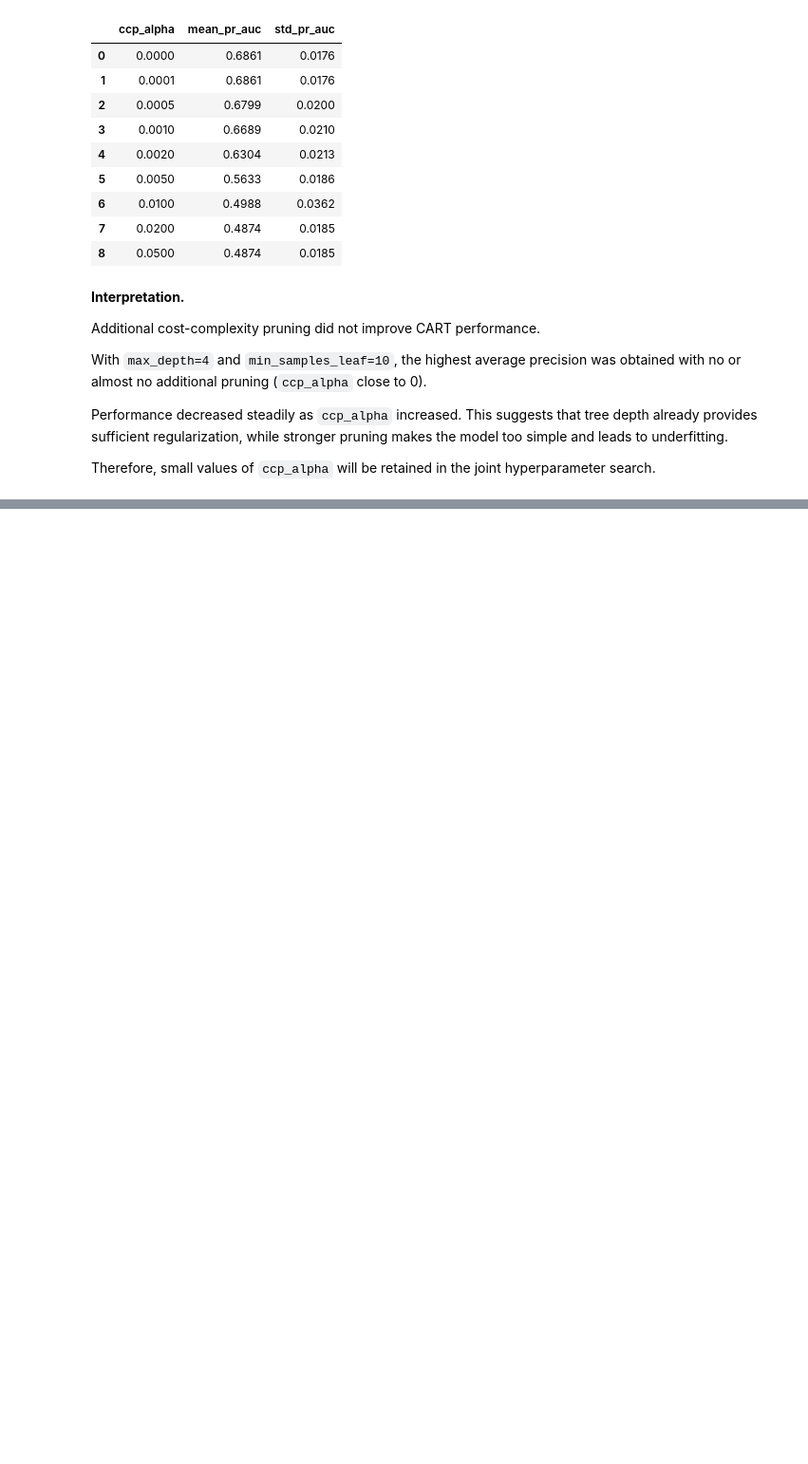
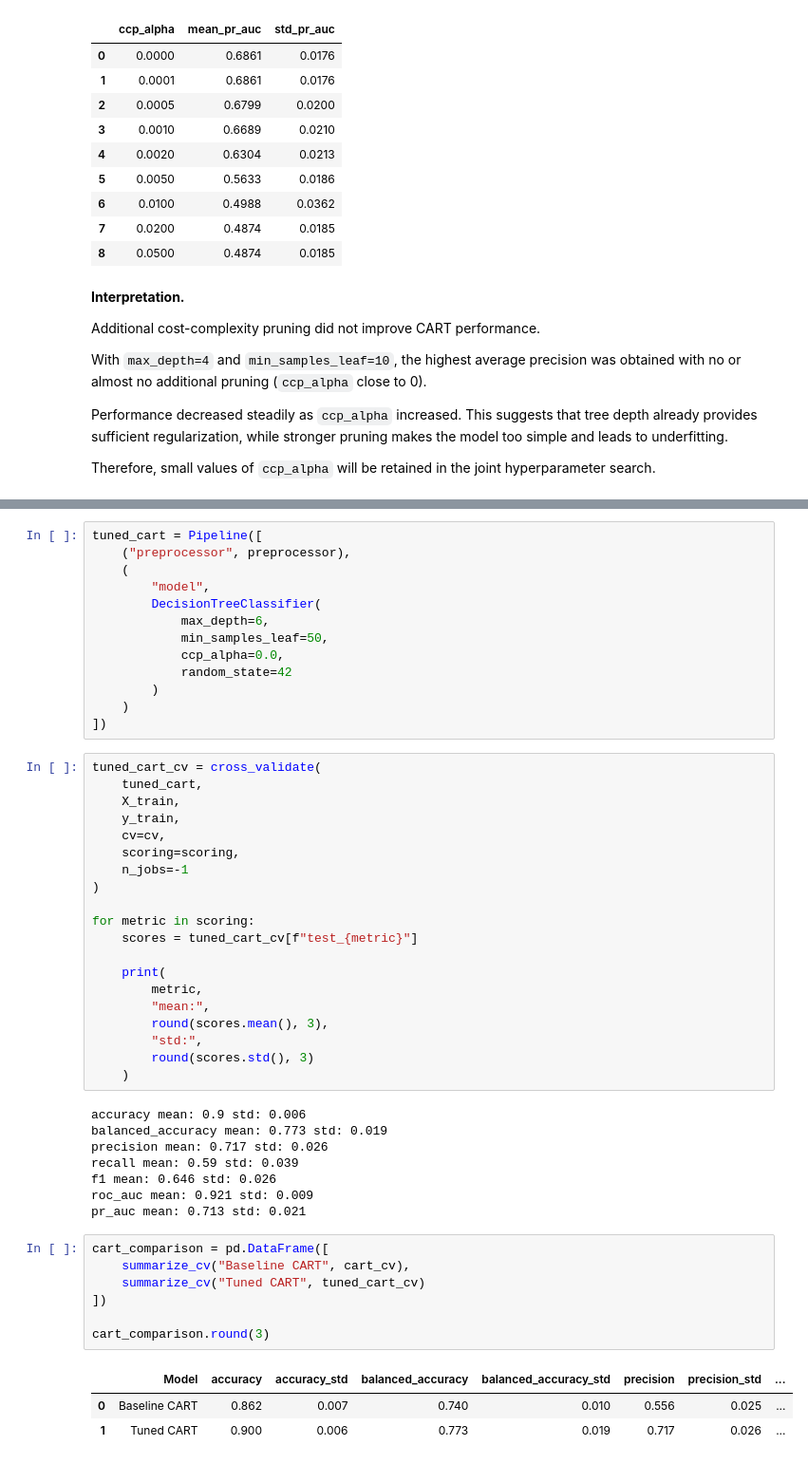
Before and after one commit to EmilB04/Machine-Learning, a Jupyter notebook: project1/notebooks/analysis.ipynb, the cells around one changed output, grey strips where cells are left out. Shown at 95% size. Cells and saved outputs as stored; diff of their text form; blank space fills up the shorter version.

Commit message:
Finished tuning CART

```diff
--- a/project1/notebooks/analysis.ipynb
+++ b/project1/notebooks/analysis.ipynb
@@ -864,0 +1015,52 @@ hyperparameter search.
+# %%
+tuned_cart = Pipeline([
+    ("preprocessor", preprocessor),
+    (
+        "model",
+        DecisionTreeClassifier(
+            max_depth=6,
+            min_samples_leaf=50,
+            ccp_alpha=0.0,
+            random_state=42
+        )
+    )
+])
+# %%
+tuned_cart_cv = cross_validate(
+    tuned_cart,
+    X_train,
+    y_train,
+    cv=cv,
+    scoring=scoring,
+    n_jobs=-1
+)
+
+for metric in scoring:
+    scores = tuned_cart_cv[f"test_{metric}"]
+
+    print(
+        metric,
+        "mean:",
+        round(scores.mean(), 3),
+        "std:",
+        round(scores.std(), 3)
+    )
+# %% [output]
+accuracy mean: 0.9 std: 0.006
+balanced_accuracy mean: 0.773 std: 0.019
+precision mean: 0.717 std: 0.026
+recall mean: 0.59 std: 0.039
+f1 mean: 0.646 std: 0.026
+roc_auc mean: 0.921 std: 0.009
+pr_auc mean: 0.713 std: 0.021
+# %%
+cart_comparison = pd.DataFrame([
+    summarize_cv("Baseline CART", cart_cv),
+    summarize_cv("Tuned CART", tuned_cart_cv)
+])
+
+cart_comparison.round(3)
+# %% [output]
+|  | Model | accuracy | accuracy_std | balanced_accuracy | balanced_accuracy_std | precision | precision_std | ... |
+| 0 | Baseline CART | 0.862 | 0.007 | 0.740 | 0.010 | 0.556 | 0.025 | ... |
+| 1 | Tuned CART | 0.900 | 0.006 | 0.773 | 0.019 | 0.717 | 0.026 | ... |
```
Also changed, not shown: parts of 8 cells of this notebook.
